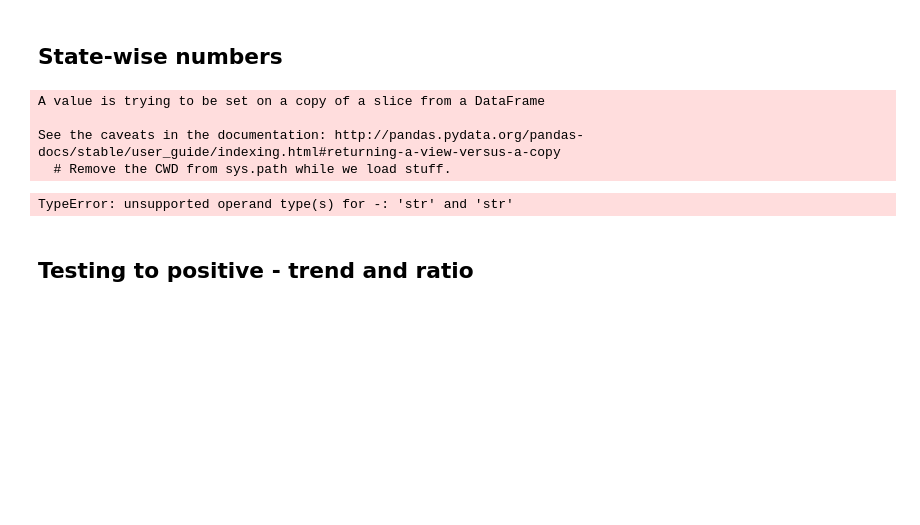
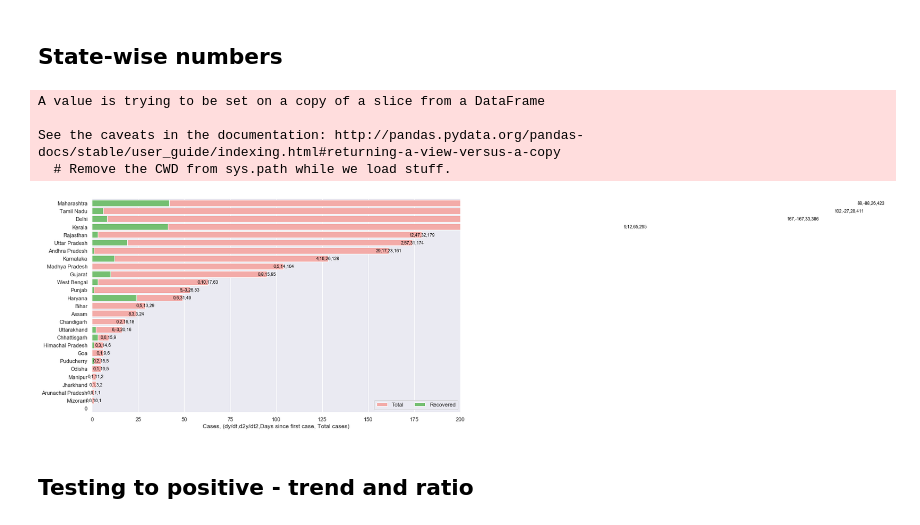
Before and after one commit to baladutt/modeling-epidemics-COVID-19, a Jupyter notebook: Visualize-Analyze-Current-State.ipynb, the cells around one changed output. Drawn from its saved outputs; the diff is of its cells as text; code cells hidden in the pictures; blank space fills up the shorter version.

```diff
--- a/Visualize-Analyze-Current-State.ipynb
+++ b/Visualize-Analyze-Current-State.ipynb
@@ -150,7 +151,7 @@ for state in states:
     stateDataDf.sort_values('Date',ascending=False,inplace=True)
     if stateDataDf.shape[0] != 0:
         covidIndiaLastDayDataDf = covidIndiaLastDayDataDf.append(stateDataDf.iloc[0])
-        dy_dt= np.diff(stateDataDf["ConfirmedIndianNational"].values)
+        dy_dt= np.diff(stateDataDf["Confirmed"].values.astype(int))
         d2y_dt2= np.diff(dy_dt)
         days = 0
         if len(stateDataDf.index) > 0:
@@ -181,7 +182,6 @@ A value is trying to be set on a copy of a slice from a DataFrame
 
 See the caveats in the documentation: http://pandas.pydata.org/pandas-docs/stable/user_guide/indexing.html#returning-a-view-versus-a-copy
   # Remove the CWD from sys.path while we load stuff.
-TypeError: unsupported operand type(s) for -: 'str' and 'str'
 # %%
 import seaborn as sns
 
@@ -193,34 +193,36 @@ warnings.filterwarnings('ignore')
 sns.set()
 
 f, ax = pyplot.subplots(figsize=(12, 8))
 covidIndiaLastDayDataDf['Name of State / UT']=covidIndiaLastDayDataDf['State/UnionTerritory']
-covidIndiaLastDayDataDf['Total cases']=covidIndiaLastDayDataDf['ConfirmedIndianNational']+covidIndiaLastDayDataDf['ConfirmedForeignNational']
+covidIndiaLastDayDataDf['Total cases']=covidIndiaLastDayDataDf['Confirmed']
 covidIndiaLastDayDataDf['Cured/Discharged/Migrated']=covidIndiaLastDayDataDf['Cured']
 data = covidIndiaLastDayDataDf[['Name of State / UT','Total cases','Cured/Discharged/Migrated','Deaths', 'dy_dt', 'd2y_dt2', 'days']]
 
 data.sort_values('Total cases',ascending=False,inplace=True)
 sns.set_color_codes("pastel")
 sns.barplot(x="Total cases", y="Name of State / UT", data=data,
             label="Total", color="r", ci=None)
 
 sns.set_color_codes("muted")
 g =sns.barplot(x="Cured/Discharged/Migrated", y="Name of State / UT", data=data,
             label="Recovered", color="g", ci=None)
 
 
 # Add a legend and informative axis label
 ax.legend(ncol=2, loc="lower right", frameon=True)
 ax.set(xlim=(0, 200), ylabel="",
        xlabel="Cases, (dy/dt,d2y/dt2,Days since first case, Total cases)")
 sns.despine(left=True, bottom=True)
 
 
 order = 0
 for index, row in data.iterrows():
     val = str(int(row['dy_dt'])) + "," + str(int(row['d2y_dt2'])) + "," + str(int(row['days'])) + ","+str(row["Total cases"])
     if val != "0,0,0,0":
         g.text(row["Total cases"], order, val, color='black', ha="center", fontsize=9, horizontalalignment='left',  verticalalignment='center')
     order += 1
+# %% [output]
+[figure, added]
 # %% [markdown]
 ## Testing to positive - trend and ratio
 # %%
```
Also changed, not shown: parts of 8 cells of this notebook, 11 other files.
